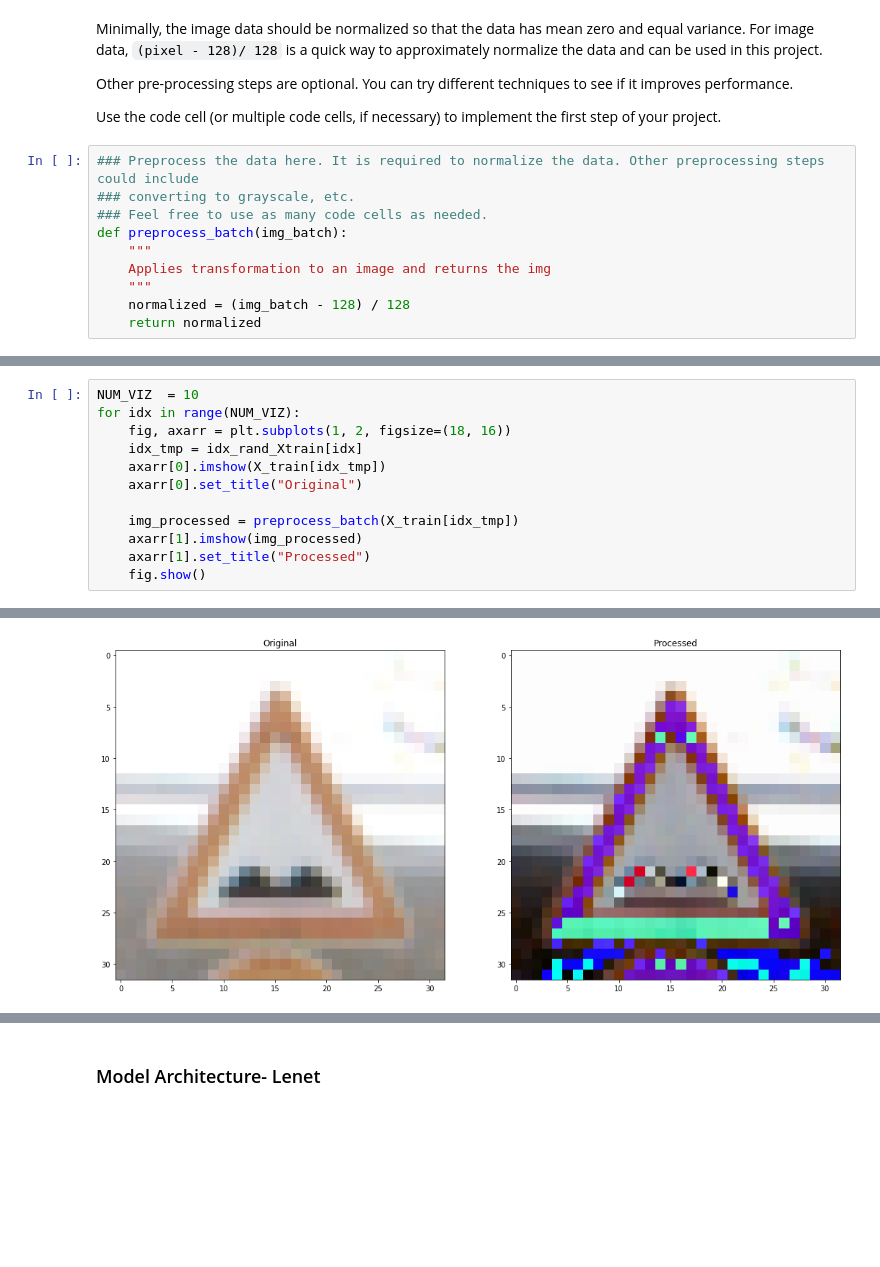
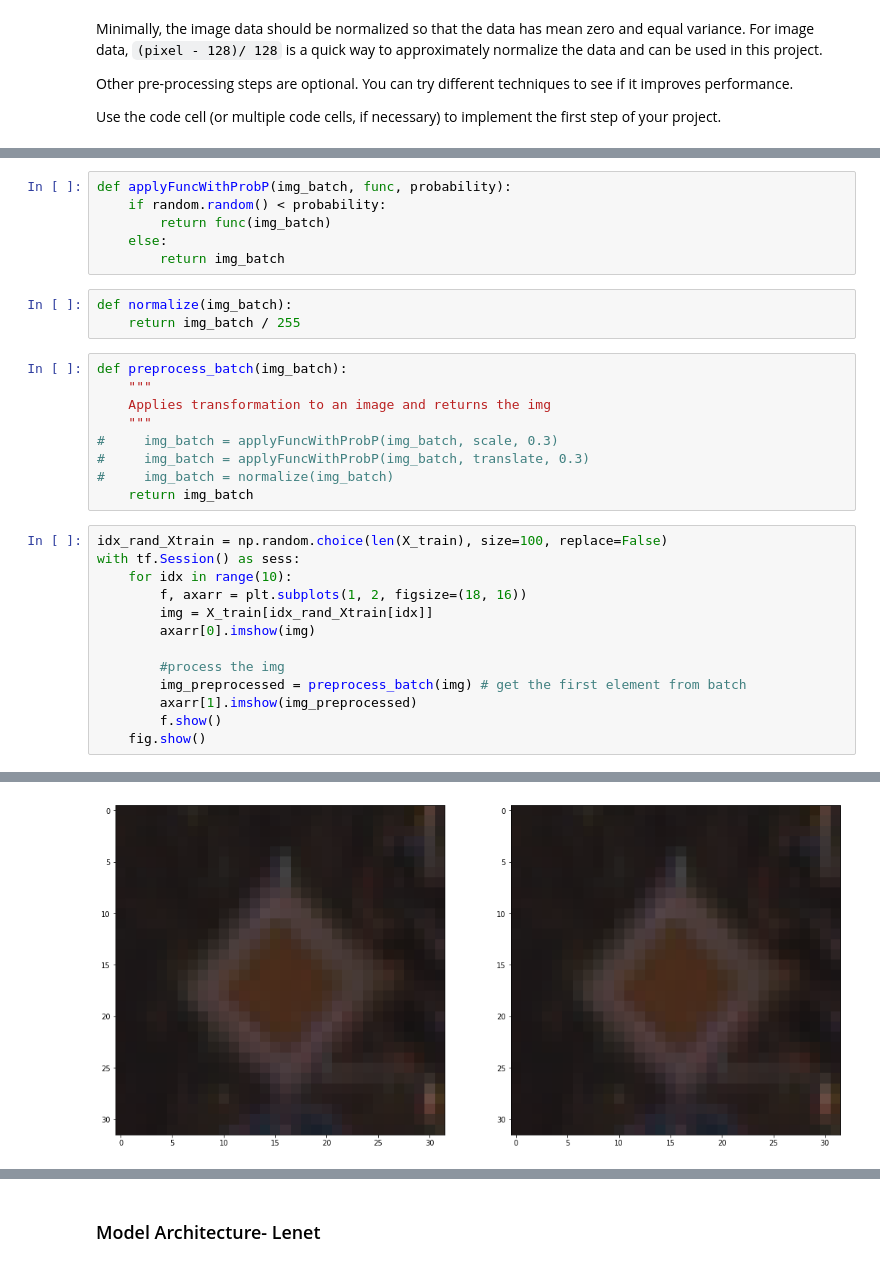
Before and after one commit to mikeliao97/CarND-Traffic-Sign-Classifier-Project, a Jupyter notebook: Traffic_Sign_Classifier-Lenet.ipynb, the cells around one changed output, grey strips where cells are left out. Saved outputs shown, nothing was run; the diff lists cells and outputs as text; blank space fills up the shorter version.

```diff
--- a/Traffic_Sign_Classifier-Lenet.ipynb
+++ b/Traffic_Sign_Classifier-Lenet.ipynb
@@ -165,13 +168,3 @@ Minimally, the image data should be normalized so that the data has mean zero an
 Other pre-processing steps are optional. You can try different techniques to see if it improves performance.
 
 Use the code cell (or multiple code cells, if necessary) to implement the first step of your project.
-# %%
-### Preprocess the data here. It is required to normalize the data. Other preprocessing steps could include
-### converting to grayscale, etc.
-### Feel free to use as many code cells as needed.
-def preprocess_batch(img_batch):
-    """
-    Applies transformation to an image and returns the img
-    """
-    normalized = (img_batch - 128) / 128
-    return normalized
@@ -178,13 +203,32 @@ def preprocess_batch(img_batch):
+# %%
+def applyFuncWithProbP(img_batch, func, probability):
+    if random.random() < probability:
+        return func(img_batch)
+    else:
+        return img_batch
+# %%
+def normalize(img_batch):
+    return img_batch / 255
+# %%
+def preprocess_batch(img_batch):
+    """
+    Applies transformation to an image and returns the img
+    """
+#     img_batch = applyFuncWithProbP(img_batch, scale, 0.3)
+#     img_batch = applyFuncWithProbP(img_batch, translate, 0.3)
+#     img_batch = normalize(img_batch)
+    return img_batch
 # %%
-NUM_VIZ  = 10
-for idx in range(NUM_VIZ):
-    fig, axarr = plt.subplots(1, 2, figsize=(18, 16))
-    idx_tmp = idx_rand_Xtrain[idx]
-    axarr[0].imshow(X_train[idx_tmp])
-    axarr[0].set_title("Original")
+idx_rand_Xtrain = np.random.choice(len(X_train), size=100, replace=False)
+with tf.Session() as sess:
+    for idx in range(10):
+        f, axarr = plt.subplots(1, 2, figsize=(18, 16))
+        img = X_train[idx_rand_Xtrain[idx]]
+        axarr[0].imshow(img)
 
-    img_processed = preprocess_batch(X_train[idx_tmp])
-    axarr[1].imshow(img_processed)
-    axarr[1].set_title("Processed")
+        #process the img
+        img_preprocessed = preprocess_batch(img) # get the first element from batch
+        axarr[1].imshow(img_preprocessed)
+        f.show()
     fig.show()
 # %% [output]
@@ -198 +242 @@ for idx in range(NUM_VIZ):
-[figure, old version]
+[figure, new version]
```
Also changed, not shown: parts of 28 cells of this notebook.
